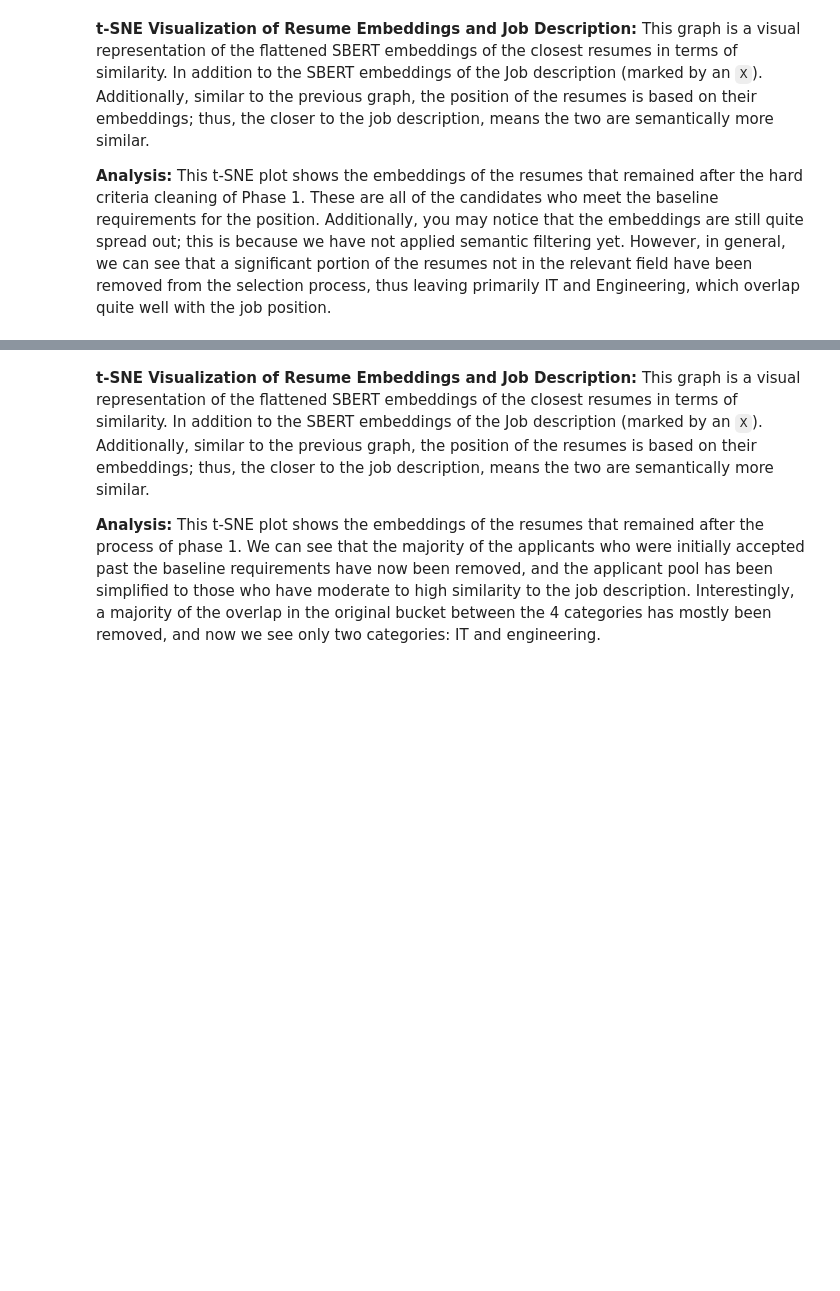
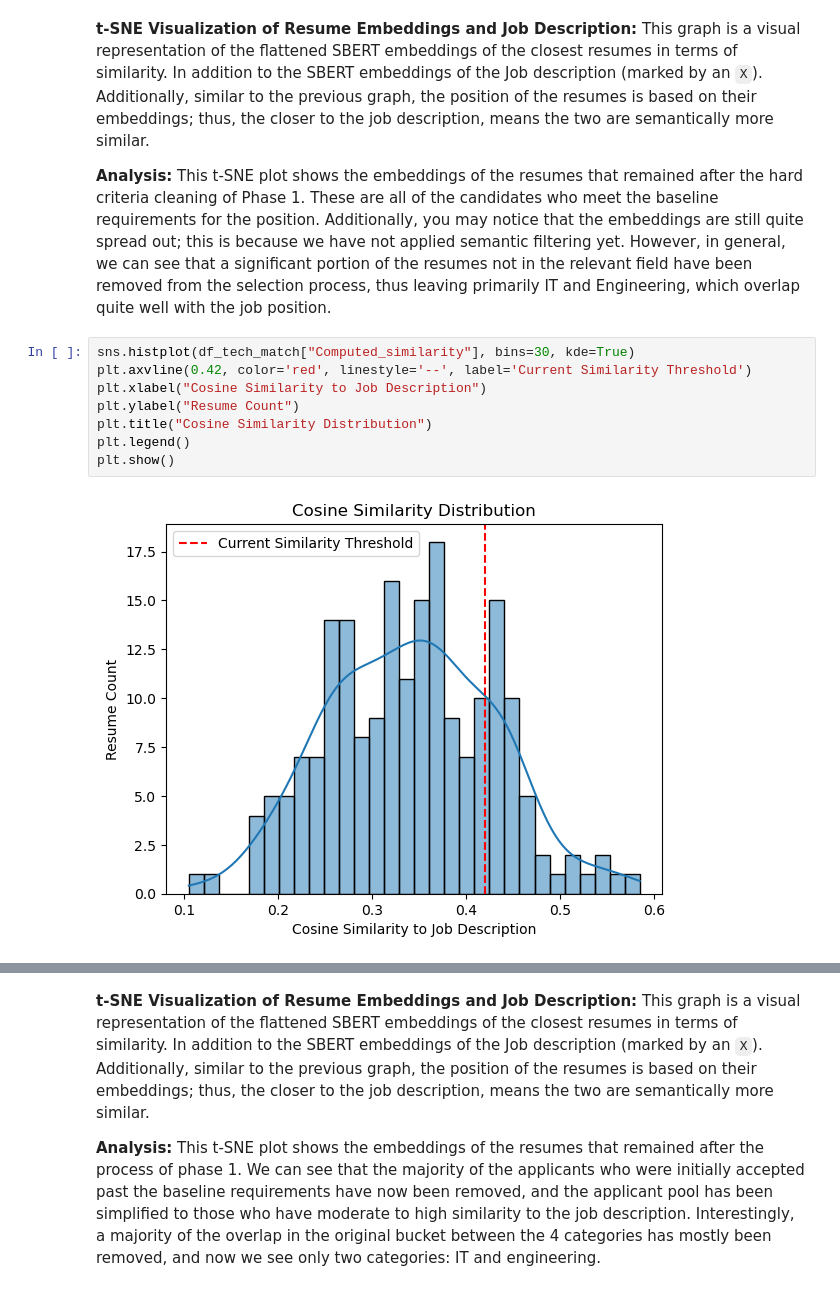
Before and after one commit to henry-AY/ResumeScreening, a Jupyter notebook: Resume_Screening.ipynb, the cells around one changed output, grey strips where cells are left out. Cells and saved outputs as stored; diff of their text form; blank space fills up the shorter version.

```diff
--- a/Resume_Screening.ipynb
+++ b/Resume_Screening.ipynb
@@ -562,5 +562,15 @@ plt.show()
 This graph is a visual representation of the flattened SBERT embeddings of the closest resumes in terms of similarity. In addition to the SBERT embeddings of the Job description (marked by an `X`). Additionally, similar to the previous graph, the position of the resumes is based on their embeddings; thus, the closer to the job description, means the two are semantically more similar.
 
 **Analysis:** This t-SNE plot shows the embeddings of the resumes that remained after the hard criteria cleaning of Phase 1. These are all of the candidates who meet the baseline requirements for the position. Additionally, you may notice that the embeddings are still quite spread out; this is because we have not applied semantic filtering yet. However, in general, we can see that a significant portion of the resumes not in the relevant field have been removed from the selection process, thus leaving primarily IT and Engineering, which overlap quite well with the job position.
+# %%
+sns.histplot(df_tech_match["Computed_similarity"], bins=30, kde=True)
+plt.axvline(0.42, color='red', linestyle='--', label='Current Similarity Threshold')
+plt.xlabel("Cosine Similarity to Job Description")
+plt.ylabel("Resume Count")
+plt.title("Cosine Similarity Distribution")
+plt.legend()
+plt.show()
+# %% [output]
+[figure, added]
 # %%
 # If over a similarity threshold, add to a new dataframe
```
Also changed, not shown: parts of 8 cells of this notebook.
